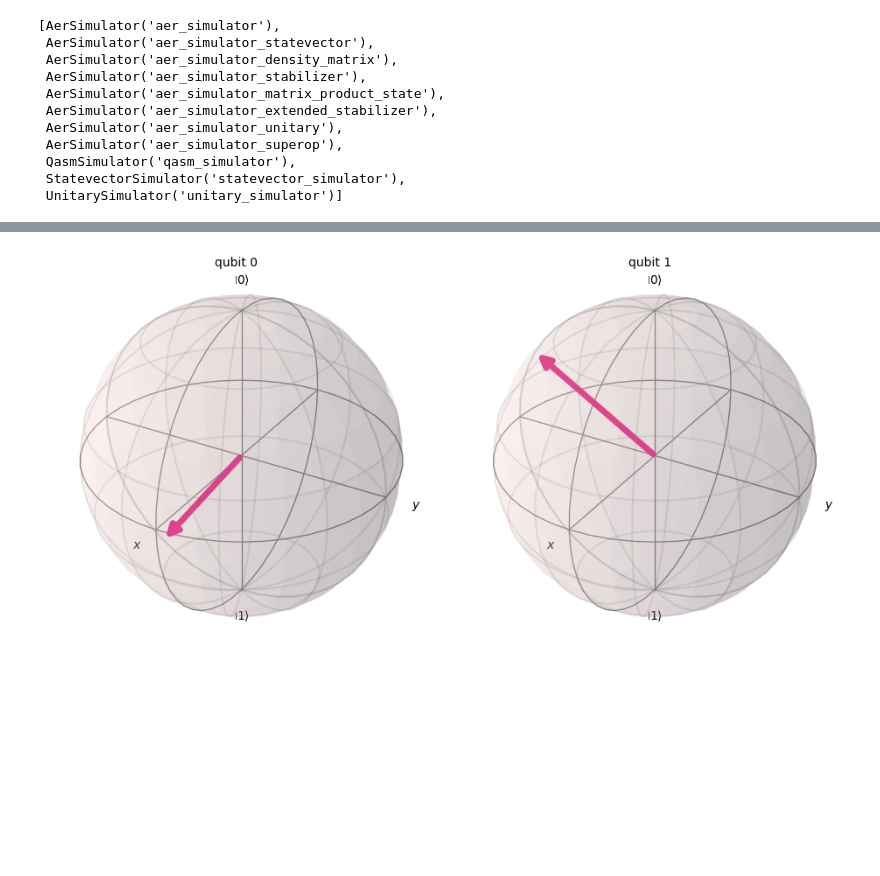
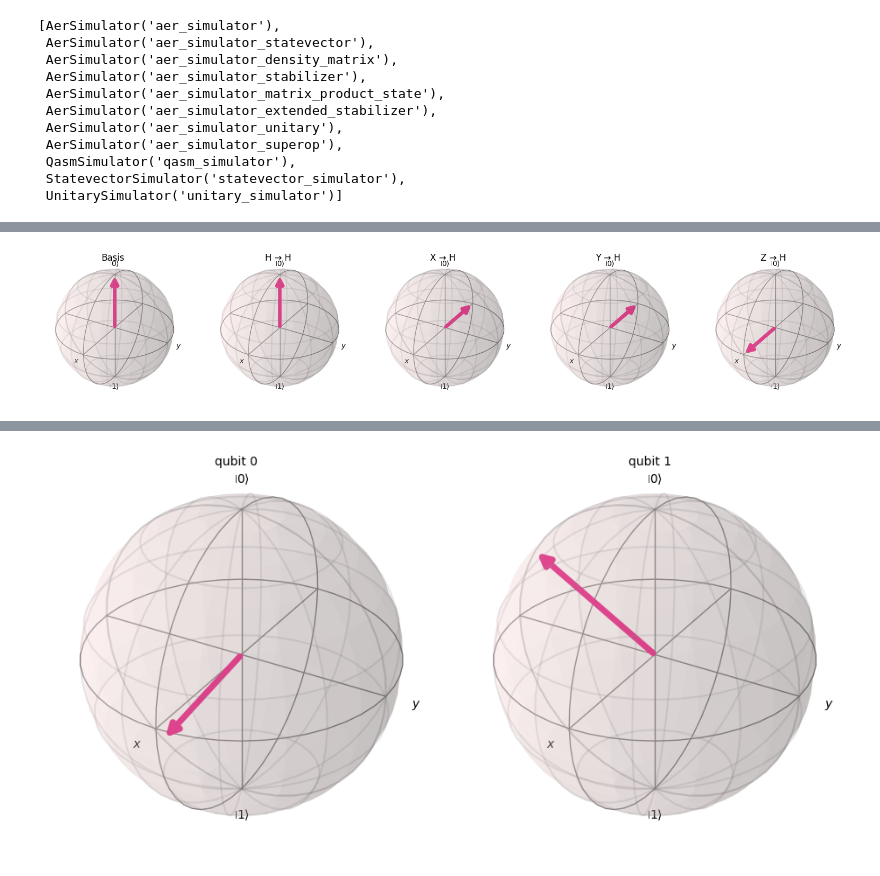
Before and after one commit to oooookk7/Quantum-Computing-with-Qiskit, a Jupyter notebook: 01-teleportation.ipynb, the cells around one changed output, grey strips where cells are left out. Cells and saved outputs as stored; diff of their text form; code cells hidden in the pictures; blank space fills up the shorter version.

```diff
--- a/01-teleportation.ipynb
+++ b/01-teleportation.ipynb
@@ -140,0 +194,21 @@ plot_state_qsphere(state)
+# %%
+qc = QuantumCircuit(5)
+qc.h(1)
+qc.h(1)
+qc.x(2)
+qc.h(2)
+qc.y(3)
+qc.h(3)
+qc.z(4)
+qc.h(4)
+state = Statevector.from_instruction(qc)
+fig = plot_bloch_multivector(qc)
+fig.axes[0].set_title("Basis", pad=15)
+fig.axes[1].set_title("H → H", pad=15)
+fig.axes[2].set_title("X → H", pad=15)
+fig.axes[3].set_title("Y → H", pad=15)
+fig.axes[4].set_title("Z → H", pad=15)
+fig.tight_layout()
+fig
+# %% [output]
+[figure, added]
```
Also changed, not shown: parts of 27 cells of this notebook, 2 other files.
